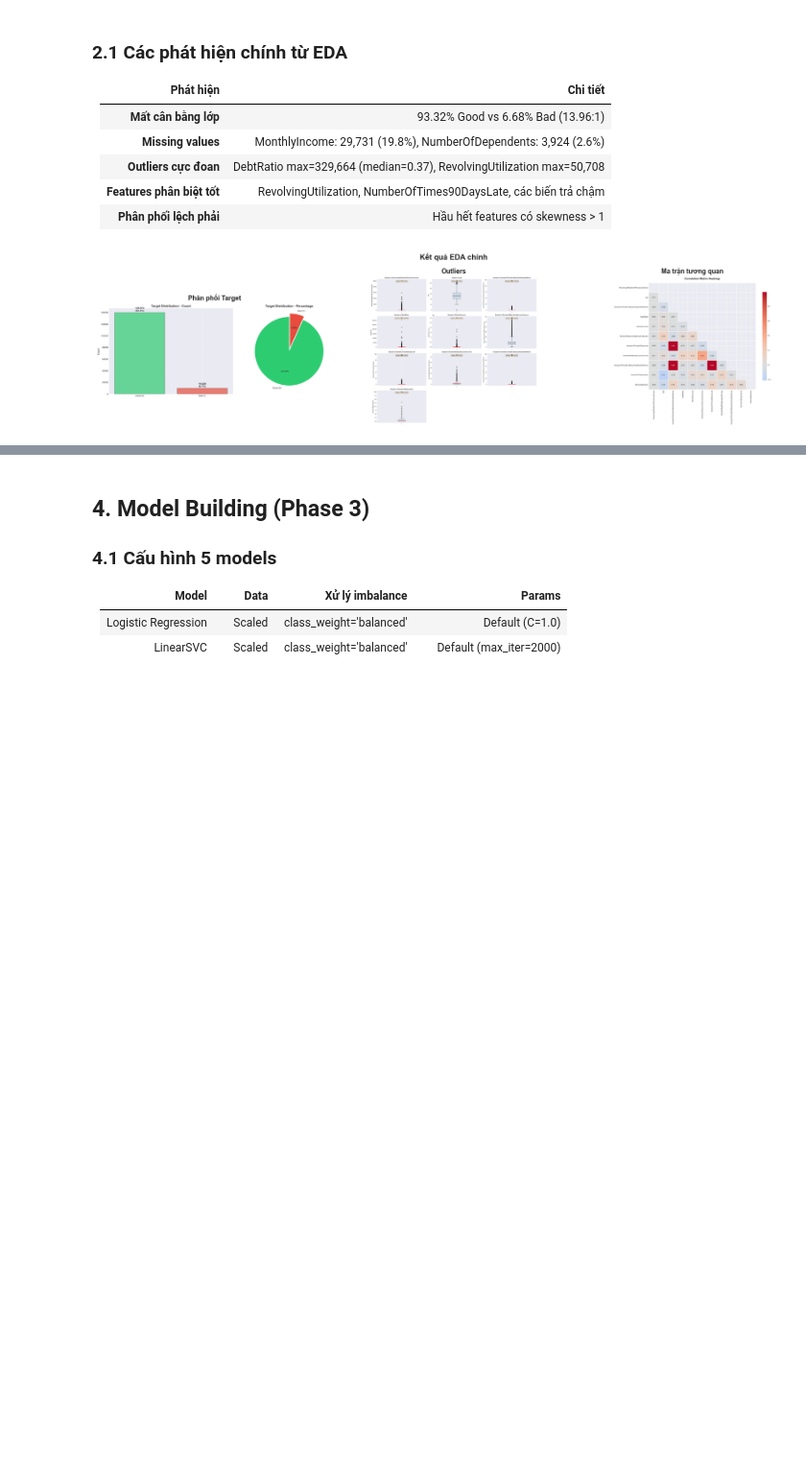
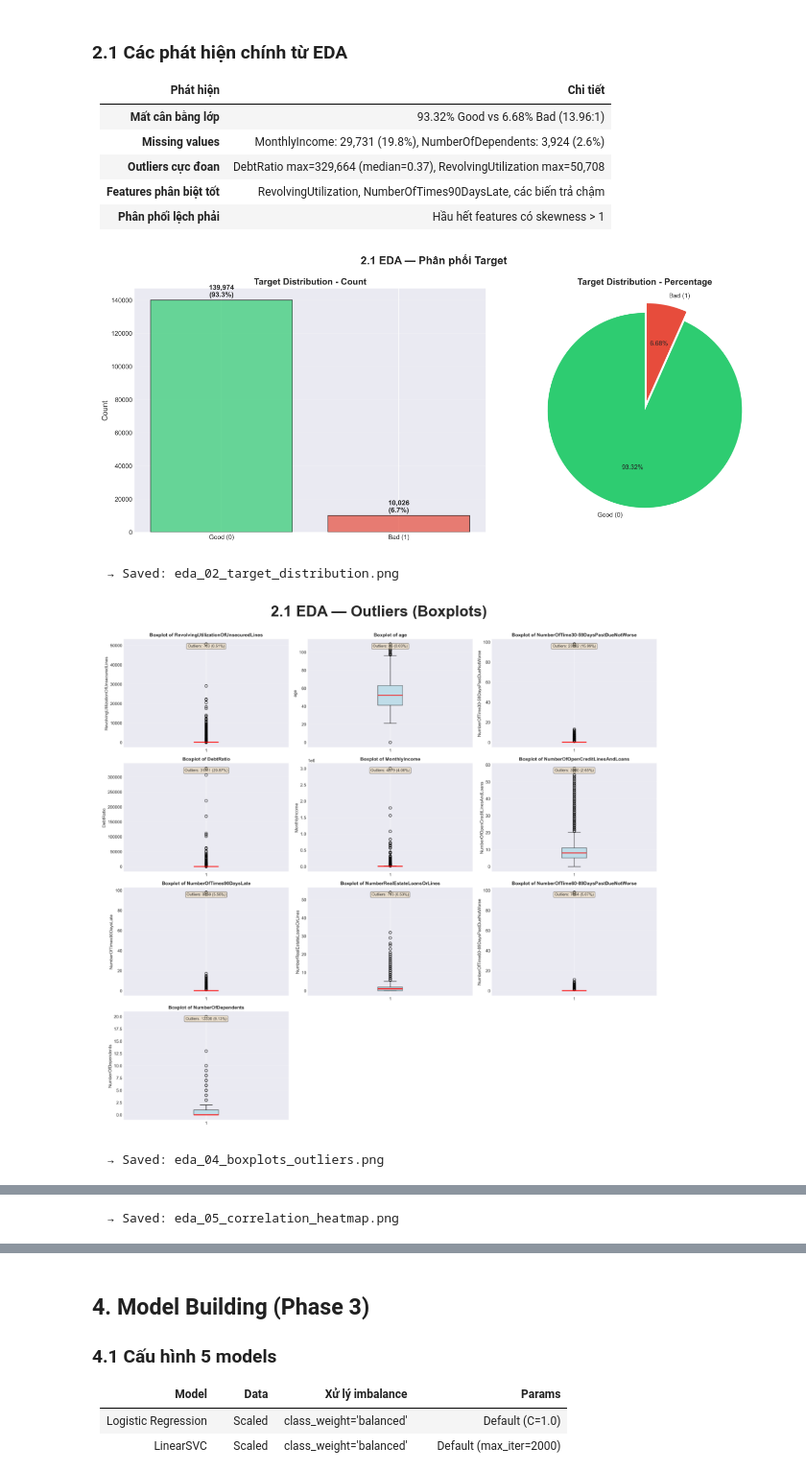
Before and after one commit to QuangMing25/MLE501.-Machine-Learning, a Jupyter notebook: notebooks/05_Final_Report.ipynb, the cells around one changed output, grey strips where cells are left out. Shown at 96% size. Drawn from its saved outputs; the diff is of its cells as text; code cells hidden in the pictures; blank space fills up the shorter version.

```diff
--- a/notebooks/05_Final_Report.ipynb
+++ b/notebooks/05_Final_Report.ipynb
@@ -90,24 +90,31 @@ Target distribution:
 | **Features phân biệt tốt** | RevolvingUtilization, NumberOfTimes90DaysLate, các biến trả chậm |
 | **Phân phối lệch phải** | Hầu hết features có skewness > 1 |
 # %%
-# Hiển thị kết quả EDA
-fig, axes = plt.subplots(1, 3, figsize=(20, 5))
+# 2.1 Các phát hiện chính từ EDA — Biểu đồ tách riêng
+eda_dir = '../reports/[1] Ket qua EDA/figures/'
+output_dir = '../reports/[5] Final Report/'
 
-eda_dir = '../reports/[1] Ket qua EDA/figures/'
+eda_images = [
+    ('02_target_distribution.png', '2.1 EDA — Phân phối Target'),
+    ('04_boxplots_outliers.png', '2.1 EDA — Outliers (Boxplots)'),
+    ('05_correlation_heatmap.png', '2.1 EDA — Ma trận tương quan')
+]
 
-for i, (fname, title) in enumerate([
-    ('02_target_distribution.png', 'Phân phối Target'),
-    ('04_boxplots_outliers.png', 'Outliers'),
-    ('05_correlation_heatmap.png', 'Ma trận tương quan')
-]):
+for fname, title in eda_images:
+    fig, ax = plt.subplots(figsize=(14, 8))
     img = mpimg.imread(eda_dir + fname)
-    axes[i].imshow(img)
-    axes[i].set_title(title, fontsize=13, fontweight='bold')
-    axes[i].axis('off')
+    ax.imshow(img)
+    ax.set_title(title, fontsize=16, fontweight='bold', pad=15)
+    ax.axis('off')
+    plt.tight_layout()
 
-plt.suptitle('Kết quả EDA chính', fontsize=15, fontweight='bold')
-plt.tight_layout()
-plt.savefig('../reports/[5] Final Report/eda_summary.png', dpi=200, bbox_inches='tight')
-plt.show()
+    # Save từng ảnh riêng
+    save_name = f"eda_{fname}"
+    plt.savefig(output_dir + save_name, dpi=200, bbox_inches='tight')
+    plt.show()
+    print(f"  → Saved: {save_name}\n")
 # %% [output]
-[figure, old version]
+[figure, new version]
+  → Saved: eda_02_target_distribution.png
+[figure, added]
+  → Saved: eda_04_boxplots_outliers.png
@@ -114,3 +122,4 @@ plt.show()
+  → Saved: eda_05_correlation_heatmap.png
 # %% [markdown]
 <a id="3"></a>
 ## 3. Preprocessing & Feature Engineering (Phase 2)
```
Also changed, not shown: parts of 12 cells of this notebook, 30 other files.
